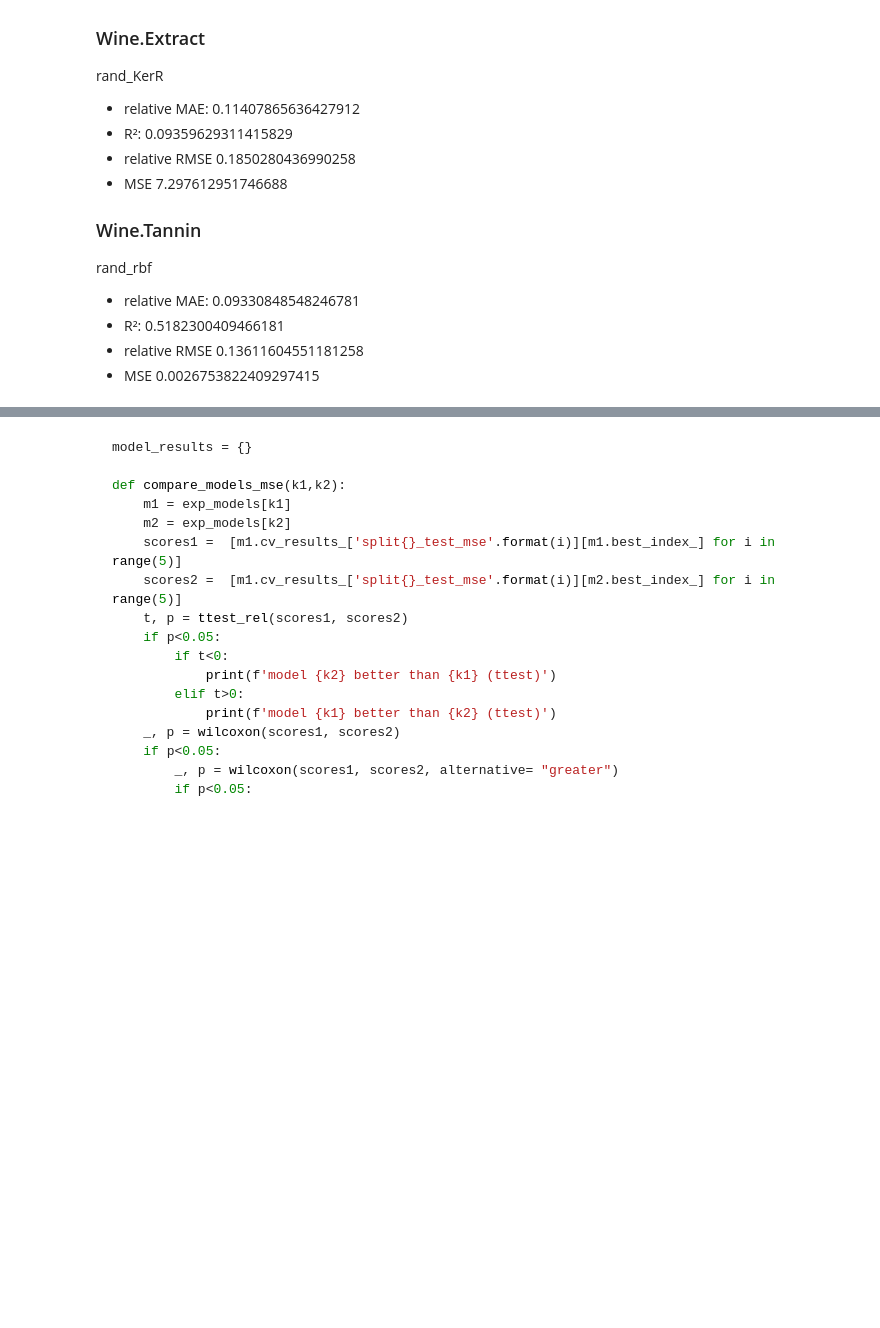
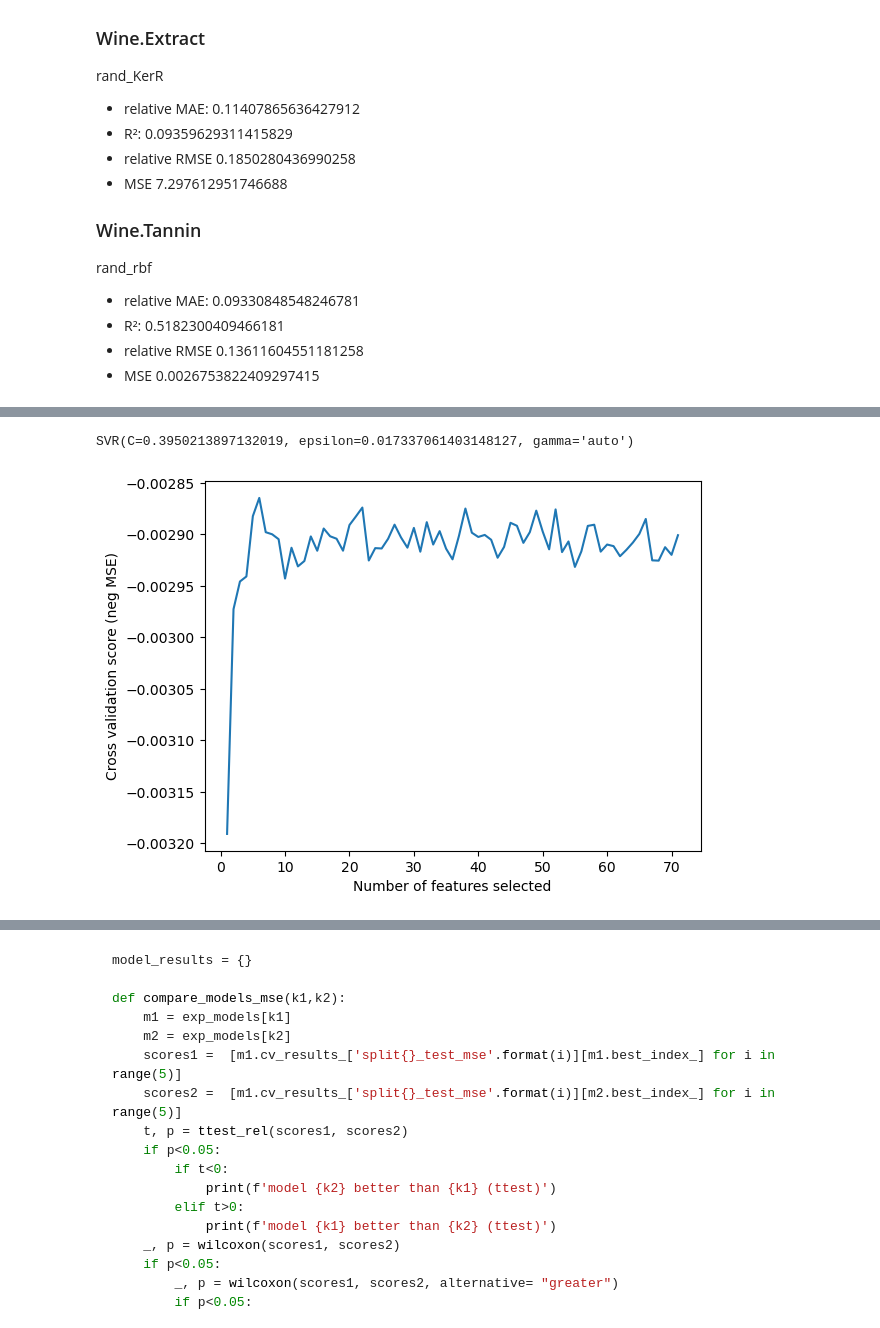
Before and after one commit to ameliemelo/projet_wine, a Jupyter notebook: all_col_standard_scaled.ipynb, the cells around one changed output, grey strips where cells are left out. Saved outputs shown, nothing was run; the diff lists cells and outputs as text; code cells hidden in the pictures; blank space fills up the shorter version.

```diff
--- a/all_col_standard_scaled.ipynb
+++ b/all_col_standard_scaled.ipynb
@@ -962,0 +969,16 @@ rand_rbf
+# %%
+from sklearn.feature_selection import RFECV
+
+Xcop = X_train.copy()
+clm = ColumnTransformer(
+    transformers=[
+        ('num', StandardScaler(), temperatures.columns)
+    ],
+    remainder='passthrough'
+)
+Xcop = clm.fit_transform(Xcop)
+Xcop = pd.DataFrame(Xcop, columns = X_train.columns)
+
+
+selector = RFECV(rand_rt.best_estimator_.named_steps['mod'], step=1, scoring='neg_mean_squared_error', cv=5, min_features_to_select=1, verbose = 2)
+selector.fit(Xcop, y_train.values.ravel())
@@ -962,0 +1007,29 @@ rand_rbf
+# %%
+from sklearn.feature_selection import RFECV
+
+Xcop = X_train.copy()
+clm = ColumnTransformer(
+    transformers=[
+        ('num', StandardScaler(), temperatures.columns)
+    ],
+    remainder='passthrough'
+)
+Xcop = clm.fit_transform(Xcop)
+Xcop = pd.DataFrame(Xcop, columns = X_train.columns)
+
+
+selector_lass = RFECV(rand_lass.best_estimator_.named_steps['mod'], step=1, scoring='neg_mean_squared_error', cv=5, min_features_to_select=1, verbose=1)
+selector_lass.fit(Xcop, y_train.values.ravel())
+# %% [output]
+SVR(C=0.3950213897132019, epsilon=0.017337061403148127, gamma='auto')
+# %%
+scores = selector.cv_results_['mean_test_score']
+
+# Plot the scores against number of features
+plt.figure()
+plt.xlabel("Number of features selected")
+plt.ylabel("Cross validation score (neg MSE)")
+plt.plot(range(1, len(scores) + 1), scores)
+plt.show()
+# %% [output]
+[figure, added]
```
Also changed, not shown: parts of 7 cells of this notebook.
